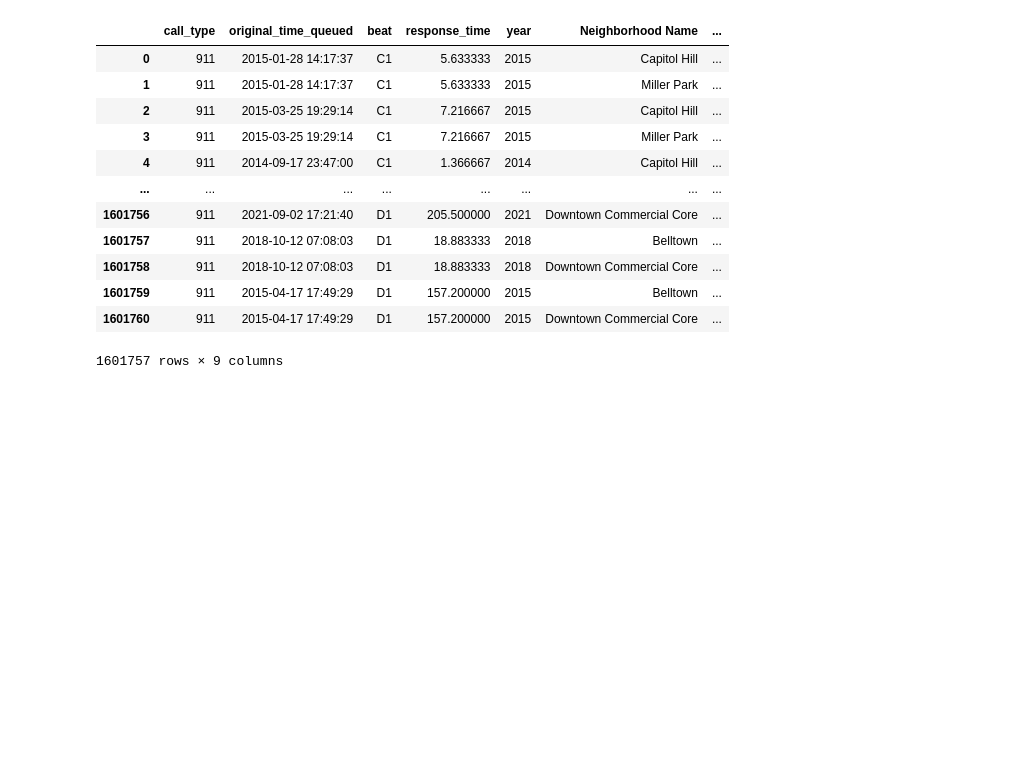
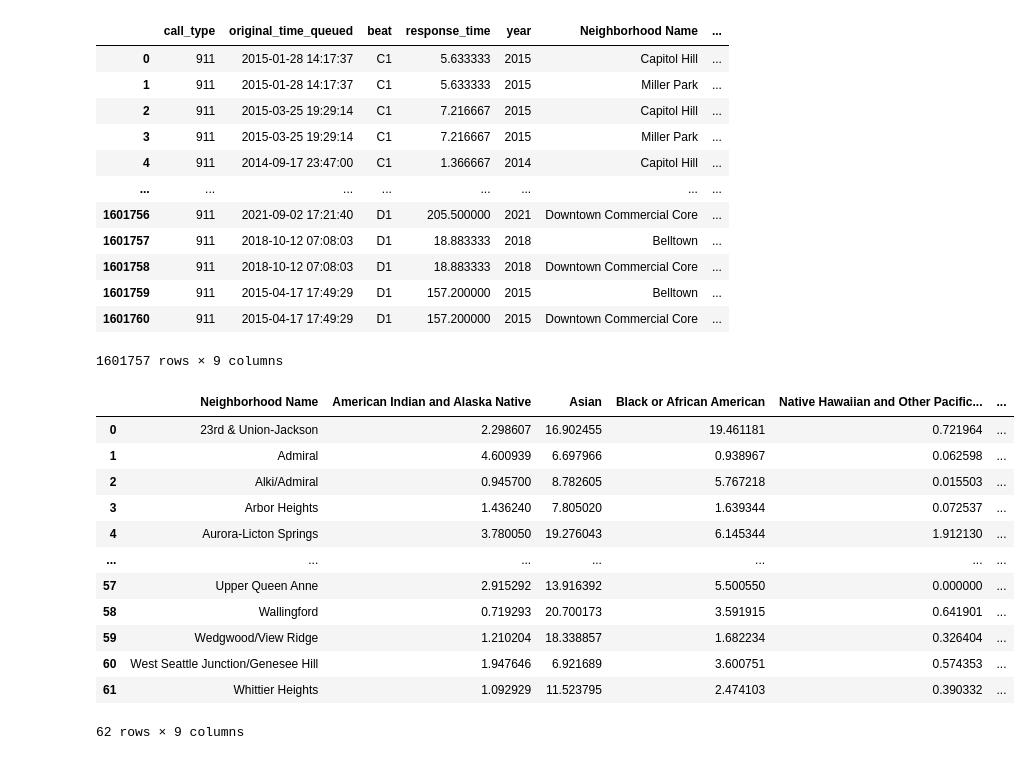
Before and after one commit to nemdim/Capstone-Project-Group-1, a Jupyter notebook: Singapore.ipynb, the cells around one changed output. Saved outputs shown, nothing was run; the diff lists cells and outputs as text; code cells hidden in the pictures; blank space fills up the shorter version.

```diff
--- a/Singapore.ipynb
+++ b/Singapore.ipynb
@@ -1224,0 +1241,16 @@ language_response_merged.drop_duplicates()
+# %%
+race_percentage
+# %% [output]
+|  | Neighborhood Name | American Indian and Alaska Native | Asian | Black or African American | Native Hawaiian and Other Pacific... | ... |
+| 0 | 23rd & Union-Jackson | 2.298607 | 16.902455 | 19.461181 | 0.721964 | ... |
+| 1 | Admiral | 4.600939 | 6.697966 | 0.938967 | 0.062598 | ... |
+| 2 | Alki/Admiral | 0.945700 | 8.782605 | 5.767218 | 0.015503 | ... |
+| 3 | Arbor Heights | 1.436240 | 7.805020 | 1.639344 | 0.072537 | ... |
+| 4 | Aurora-Licton Springs | 3.780050 | 19.276043 | 6.145344 | 1.912130 | ... |
+| ... | ... | ... | ... | ... | ... | ... |
+| 57 | Upper Queen Anne | 2.915292 | 13.916392 | 5.500550 | 0.000000 | ... |
+| 58 | Wallingford | 0.719293 | 20.700173 | 3.591915 | 0.641901 | ... |
+| 59 | Wedgwood/View Ridge | 1.210204 | 18.338857 | 1.682234 | 0.326404 | ... |
+| 60 | West Seattle Junction/Genesee Hill | 1.947646 | 6.921689 | 3.600751 | 0.574353 | ... |
+| 61 | Whittier Heights | 1.092929 | 11.523795 | 2.474103 | 0.390332 | ... |
+62 rows × 9 columns
```
Also changed, not shown: parts of 33 cells of this notebook.
